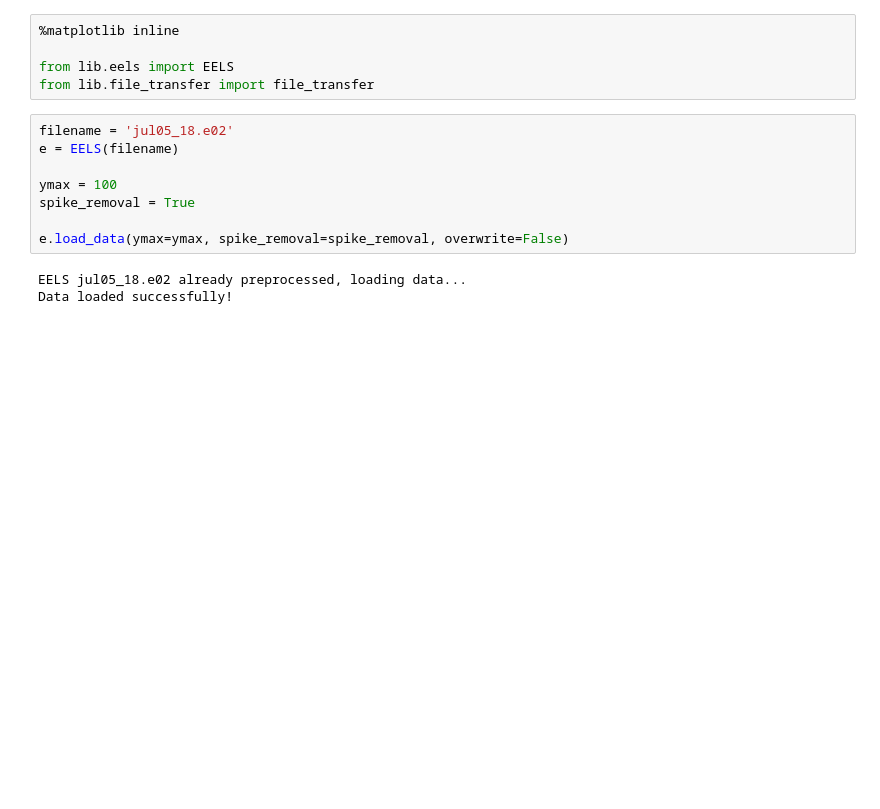
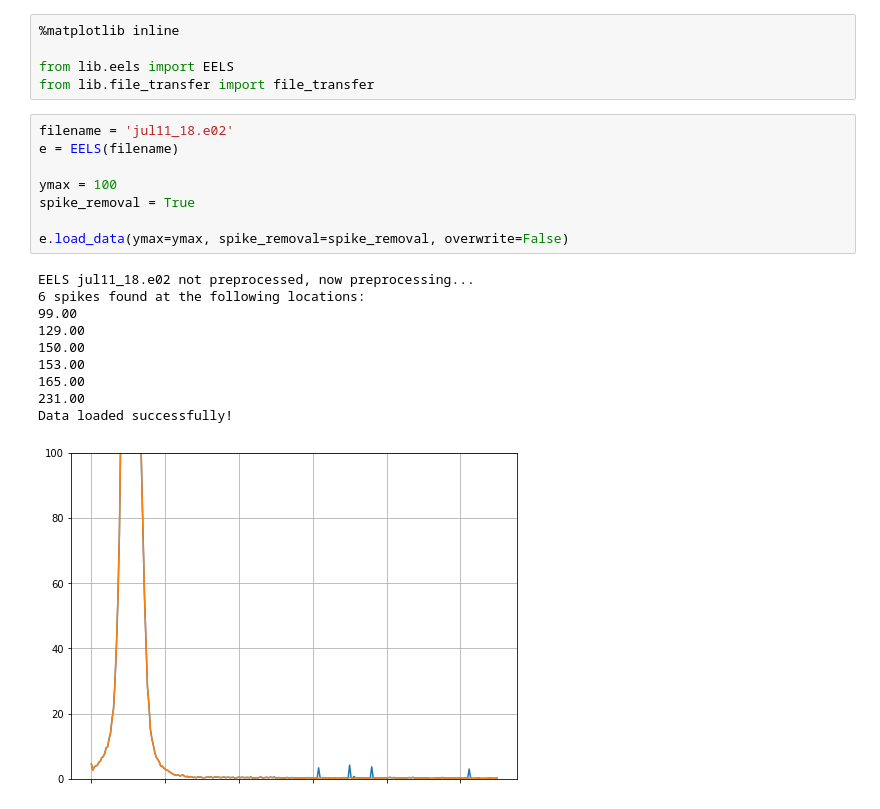
Before and after one commit to gstultz/LabCode, a Jupyter notebook: EELS_cleaning_and_plotting.ipynb, the cells around one changed output. Drawn from its saved outputs; the diff is of its cells as text; blank space fills up the shorter version.

```diff
--- a/EELS_cleaning_and_plotting.ipynb
+++ b/EELS_cleaning_and_plotting.ipynb
@@ -4,16 +4,24 @@
 from lib.eels import EELS
 from lib.file_transfer import file_transfer
 # %%
-filename = 'jul05_18.e02'
+filename = 'jul11_18.e02'
 e = EELS(filename)
 
 ymax = 100
 spike_removal = True
 
 e.load_data(ymax=ymax, spike_removal=spike_removal, overwrite=False)
 # %% [output]
-EELS jul05_18.e02 already preprocessed, loading data...
+EELS jul11_18.e02 not preprocessed, now preprocessing...
+6 spikes found at the following locations:
+99.00
+129.00
+150.00
+153.00
+165.00
+231.00
 Data loaded successfully!
+[figure, added]
 # %%
 ymax = 15
 spike_removal = True
```
Also changed, not shown: parts of 2 cells of this notebook, 2 other files.
